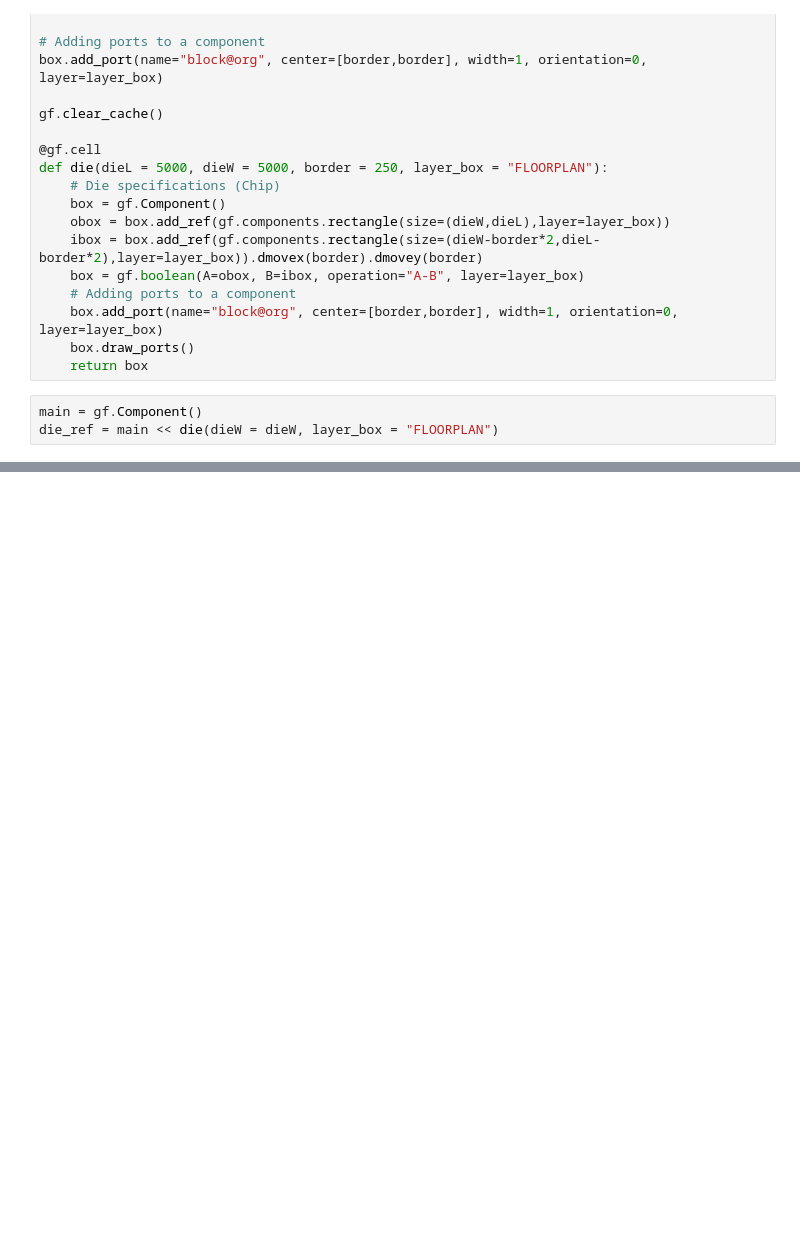
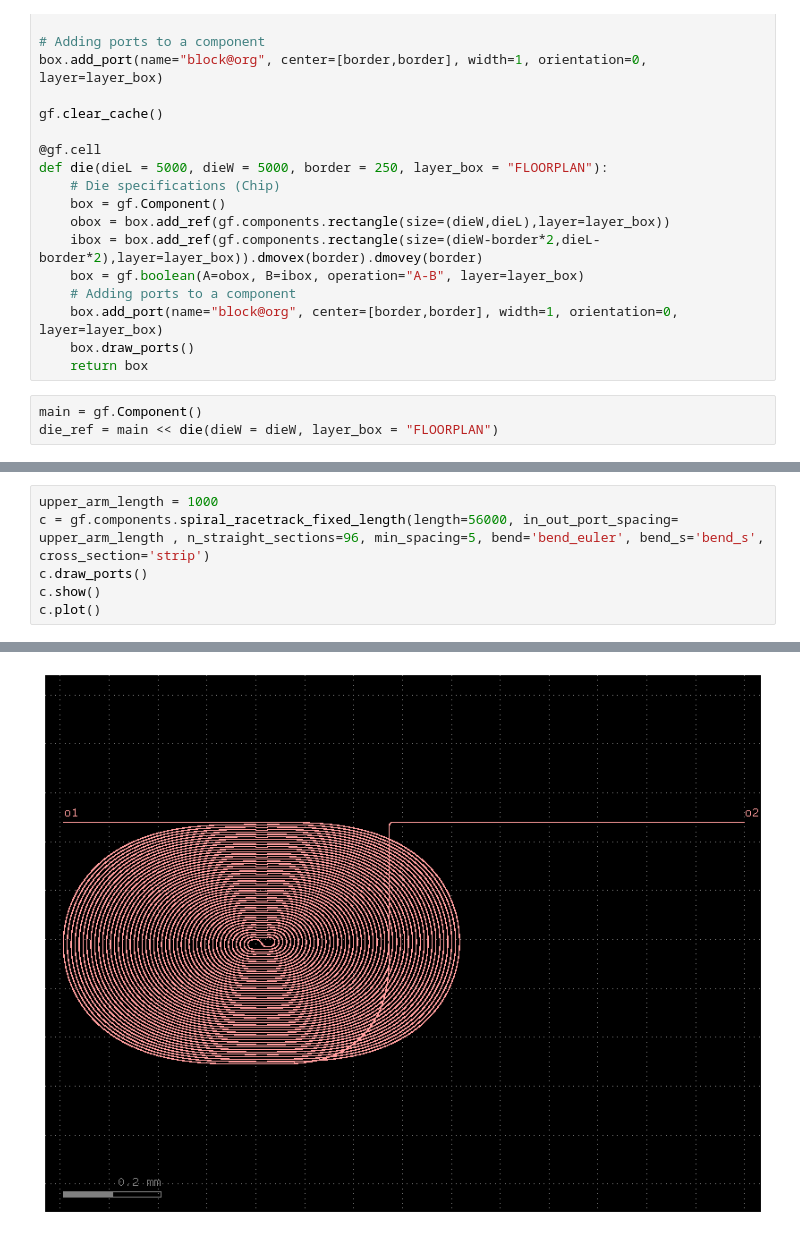
Before and after one commit to mromgar1/pic-upv-lab5-finalproject, a Jupyter notebook: LAYOUT_SOI.ipynb, the cells around one changed output, grey strips where cells are left out. Cells and saved outputs as stored; diff of their text form; blank space fills up the shorter version.

```diff
--- a/LAYOUT_SOI.ipynb
+++ b/LAYOUT_SOI.ipynb
@@ -44,0 +172,7 @@ die_ref = main << die(dieW = dieW, layer_box = "FLOORPLAN")
+# %%
+upper_arm_length = 1000
+c = gf.components.spiral_racetrack_fixed_length(length=56000, in_out_port_spacing= upper_arm_length , n_straight_sections=96, min_spacing=5, bend='bend_euler', bend_s='bend_s', cross_section='strip')
+c.draw_ports()
+c.show()
+c.plot()
+# %% [output]
@@ -44,0 +180 @@ die_ref = main << die(dieW = dieW, layer_box = "FLOORPLAN")
+[figure, added]
```
Also changed, not shown: parts of 7 cells of this notebook, 2 other files.
